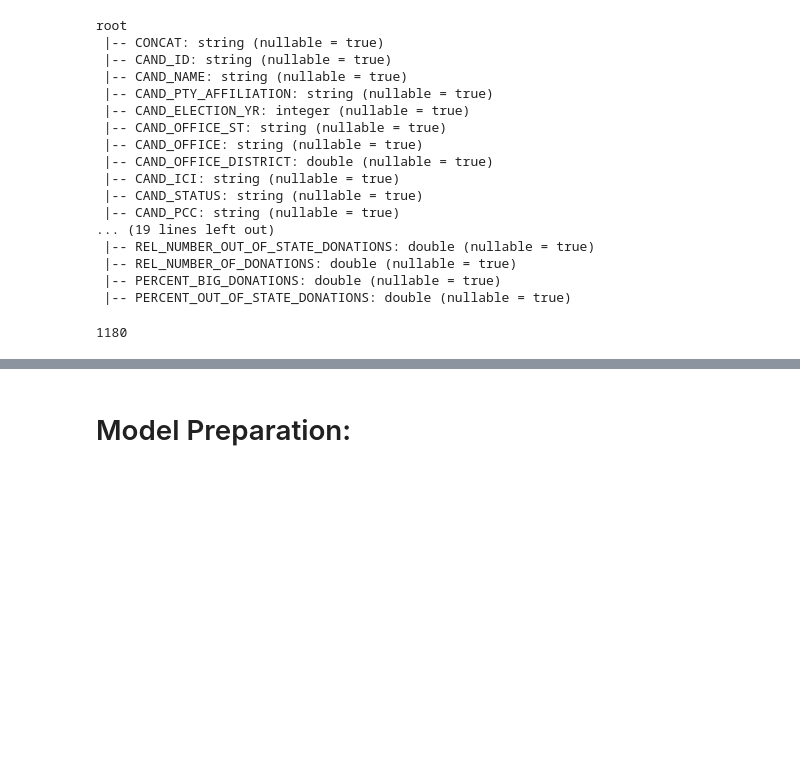
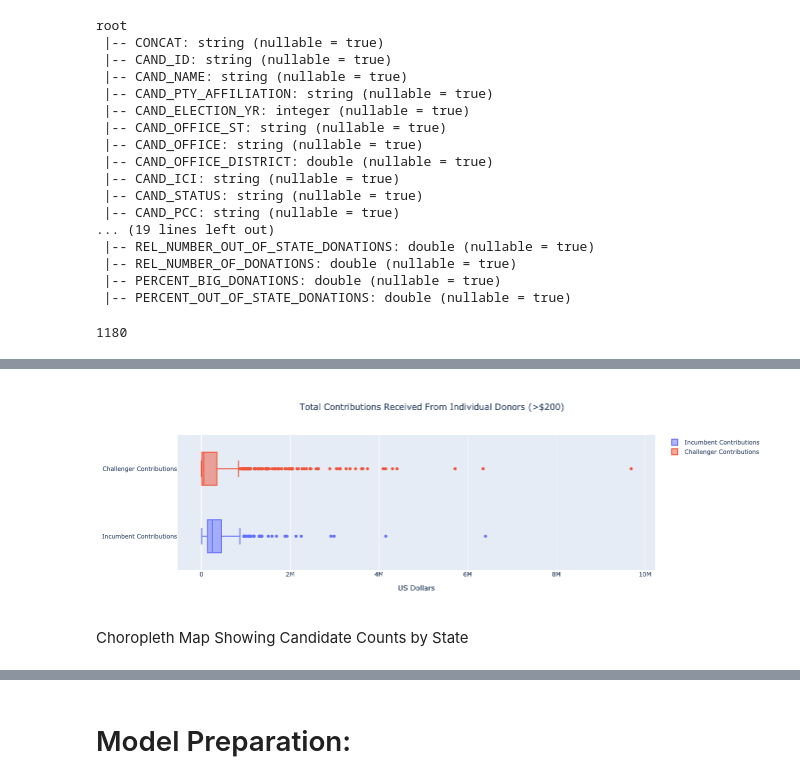
Before and after one commit to agilityvision/DS-5559-project, a Jupyter notebook: Model.ipynb, the cells around one changed output, grey strips where cells are left out. Cells and saved outputs as stored; diff of their text form; code cells hidden in the pictures; blank space fills up the shorter version.

```diff
--- a/Model.ipynb
+++ b/Model.ipynb
@@ -295,0 +327,17 @@ df_house.count()
+# %%
+incumbent_donations_dol = list(df_house.filter('CAND_ICU == 1.0').select('TOTAL_DONATIONS').rdd.map(lambda row: row[0]).collect())
+challenger_donations_dol = list(df_house.filter('CAND_ICU == 0.0').select('TOTAL_DONATIONS').rdd.map(lambda row: row[0]).collect())
+# %%
+fig = go.Figure()
+fig.add_trace(go.Box(x=incumbent_donations_dol, name='Incumbent Contributions'))
+fig.add_trace(go.Box(x=challenger_donations_dol, name='Challenger Contributions'))
+
+fig.update_layout(title_text='Total Contributions Received From Individual Donors (>$200)',
+                  title_x=0.5,
+                  xaxis_title='US Dollars')
+
+fig.show()
+# %% [output]
+[figure, added]
+# %% [markdown]
+Choropleth Map Showing Candidate Counts by State
```
Also changed, not shown: parts of 7 cells of this notebook.
